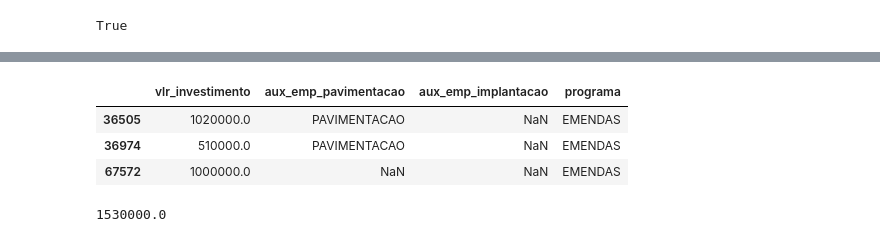
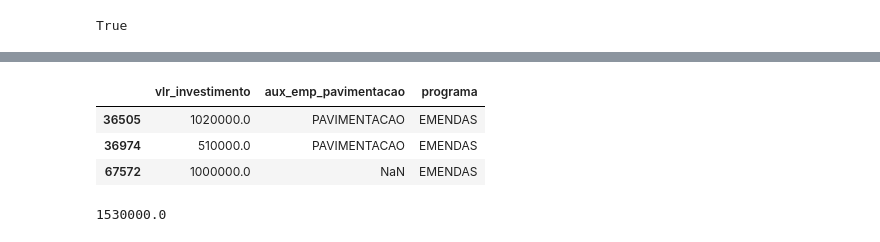
Before and after one commit to anayflima/simu-datathon-2024, a Jupyter notebook: analise_de_dados/agrupamento_municipio_ano.ipynb, the cells around one changed output, grey strips where cells are left out. Drawn from its saved outputs; the diff is of its cells as text; code cells hidden in the pictures.

```diff
--- a/analise_de_dados/agrupamento_municipio_ano.ipynb
+++ b/analise_de_dados/agrupamento_municipio_ano.ipynb
@@ -426,10 +426,10 @@ pd.DataFrame(df_agrupado_municipio_empreend_anos_juntos.loc[codigo]).transpose()
 # %%
-df_empreend[(df_empreend['Código IBGE'] == codigo)][['vlr_investimento', 'aux_emp_pavimentacao', 'aux_emp_implantacao', 'programa']]
+df_empreend[(df_empreend['Código IBGE'] == codigo)][['vlr_investimento', 'aux_emp_pavimentacao', 'programa']]
 # %% [output]
-|  | vlr_investimento | aux_emp_pavimentacao | aux_emp_implantacao | programa |
-| 36505 | 1020000.0 | PAVIMENTACAO | NaN | EMENDAS |
-| 36974 | 510000.0 | PAVIMENTACAO | NaN | EMENDAS |
-| 67572 | 1000000.0 | NaN | NaN | EMENDAS |
+|  | vlr_investimento | aux_emp_pavimentacao | programa |
+| 36505 | 1020000.0 | PAVIMENTACAO | EMENDAS |
+| 36974 | 510000.0 | PAVIMENTACAO | EMENDAS |
+| 67572 | 1000000.0 | NaN | EMENDAS |
 # %%
 1020000.0	+ 510000.0
 # %% [output]
```
Also changed, not shown: parts of 24 cells of this notebook, 6 other files.
